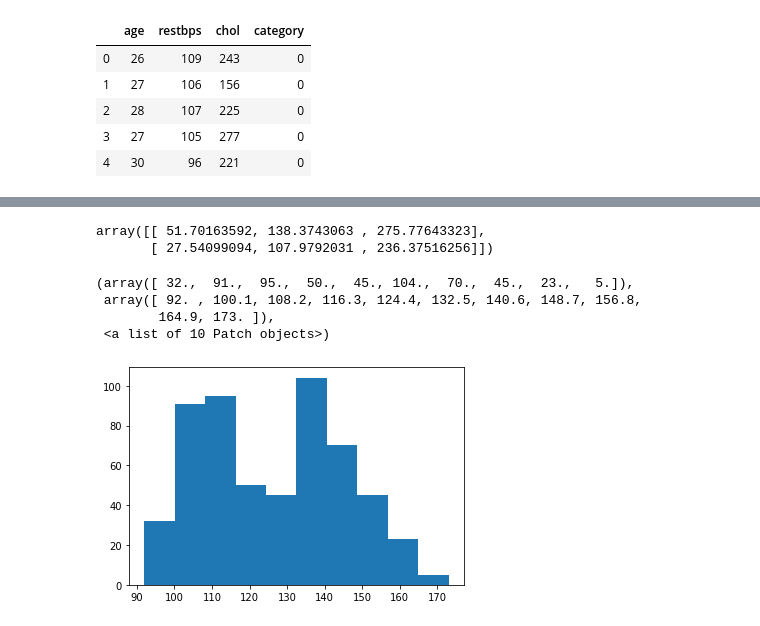
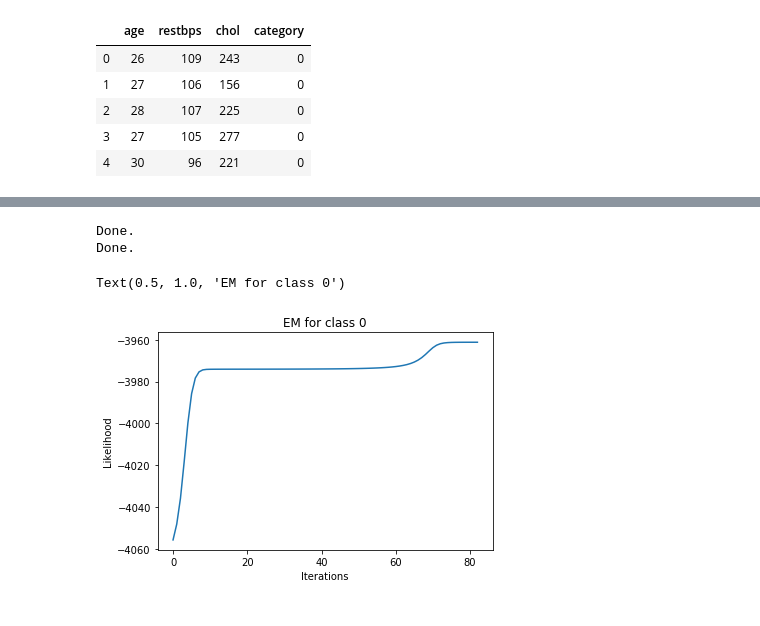
Before and after one commit to varundesai10/ELL409_Assignment1, a Jupyter notebook: question1.ipynb, the cells around one changed output, grey strips where cells are left out. Saved outputs shown, nothing was run; the diff lists cells and outputs as text; code cells hidden in the pictures.

```diff
--- a/question1.ipynb
+++ b/question1.ipynb
@@ -203,13 +277,11 @@ Done.
-# %%
-U
-# %% [output]
-array([[ 51.70163592, 138.3743063 , 275.77643323],
-       [ 27.54099094, 107.9792031 , 236.37516256]])
-# %%
-plt.hist(X_train[:,1])
-# %% [output]
-(array([ 32.,  91.,  95.,  50.,  45., 104.,  70.,  45.,  23.,   5.]),
- array([ 92. , 100.1, 108.2, 116.3, 124.4, 132.5, 140.6, 148.7, 156.8,
-        164.9, 173. ]),
- <a list of 10 Patch objects>)
-[figure, removed]
+# %%
+a0 = GMM(X_0, 2)
+a1 = GMM(X_1, 2)
+plt.plot(a0[3]);
+plt.xlabel('Iterations'); plt.ylabel('Likelihood');
+plt.title('EM for class 0')
+# %% [output]
+Done.
+Done.
+Text(0.5, 1.0, 'EM for class 0')
+[figure, added]
```
Also changed, not shown: parts of 8 cells of this notebook.
